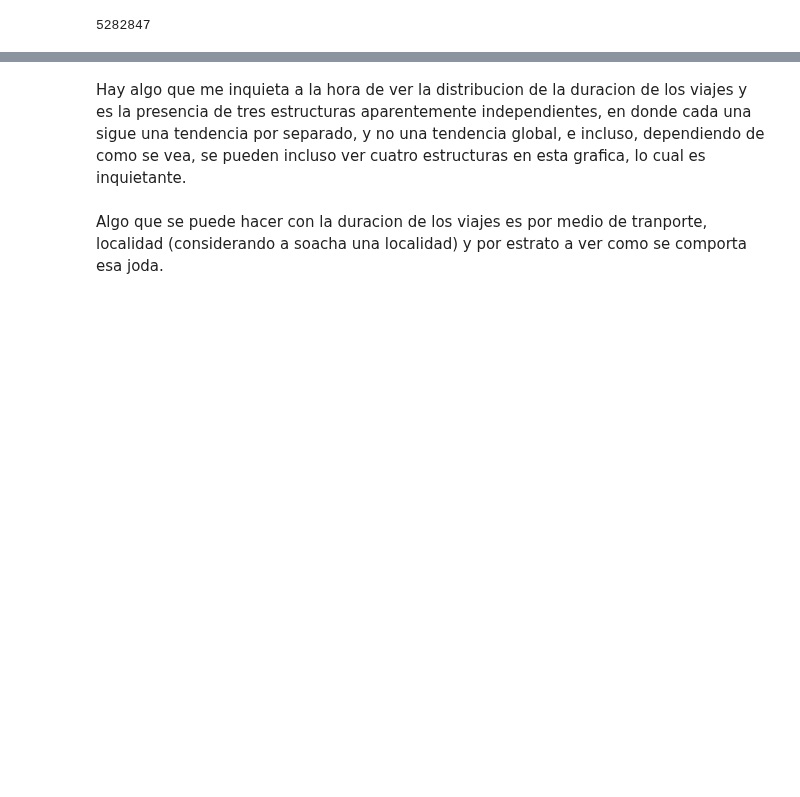
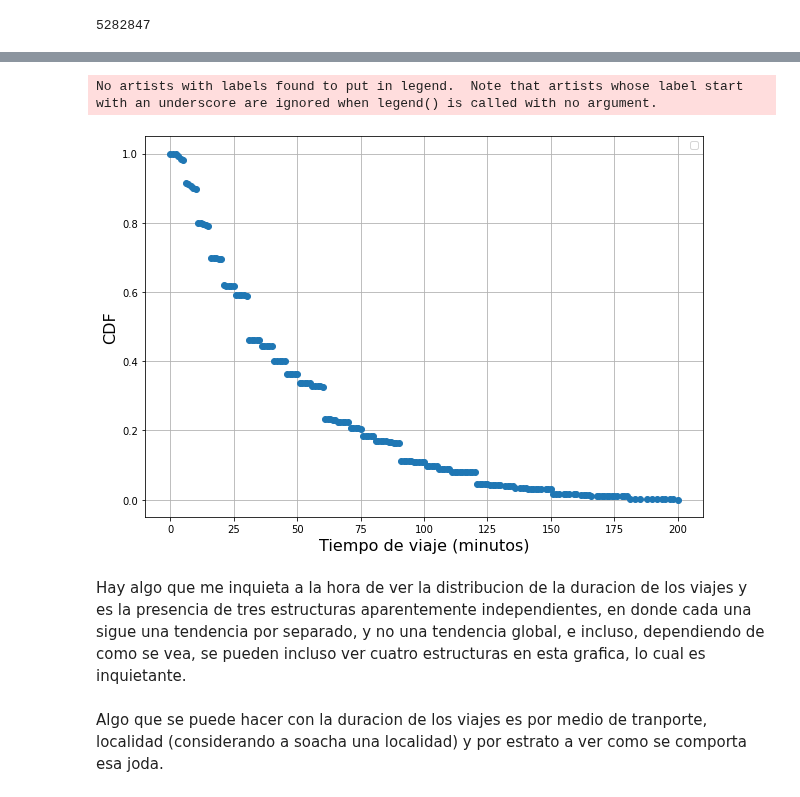
Before and after one commit to saramirezva/Tesis-congestion-Bogota, a Jupyter notebook: Congestion.ipynb, the cells around one changed output, grey strips where cells are left out. Saved outputs shown, nothing was run; the diff lists cells and outputs as text; code cells hidden in the pictures; blank space fills up the shorter version.

```diff
--- a/Congestion.ipynb
+++ b/Congestion.ipynb
@@ -41,6 +33,14 @@ def to_time(clmn):
     for i in clmn:
         array.append(datetime.datetime.strptime(i, '%H:%M:%S').time())
     return array
+
+# Funcion en la que se aplica el metodo de newman
+def newman(array):
+    my_array = []
+    for i in range(len(array)):
+        P = sum(array[i:])
+        my_array.append(P)
+    return my_array
 # %% [markdown]
 ### Analisis y distribucion de la duracion de los tiempos de viaje en la red
 # %%
@@ -96,3 +86,14 @@ plt.grid()
+# %%
+plt.figure(figsize = (10,7))
+plt.plot(duracion_x, dur_newman, 'o')
+plt.xlabel('Tiempo de viaje (minutos)', fontsize = 16)
+plt.ylabel('CDF', fontsize = 16)
+#plt.vlines(great_df['duracion'].agg('average'), 0, 1, color = 'g',label = 'Duracion media')
+plt.legend()
+plt.grid()
+# %% [output]
+No artists with labels found to put in legend.  Note that artists whose label start with an underscore are ignored when legend() is called with no argument.
+[figure, added]
 # %% [markdown]
 Hay algo que me inquieta a la hora de ver la distribucion de la duracion de los viajes y es la presencia de tres estructuras aparentemente independientes, en donde cada una sigue una tendencia por separado, y no una tendencia global, e incluso, dependiendo de como se vea, se pueden incluso ver cuatro estructuras en esta grafica, lo cual es inquietante.
 # %% [markdown]
```
Also changed, not shown: parts of 24 cells of this notebook.
